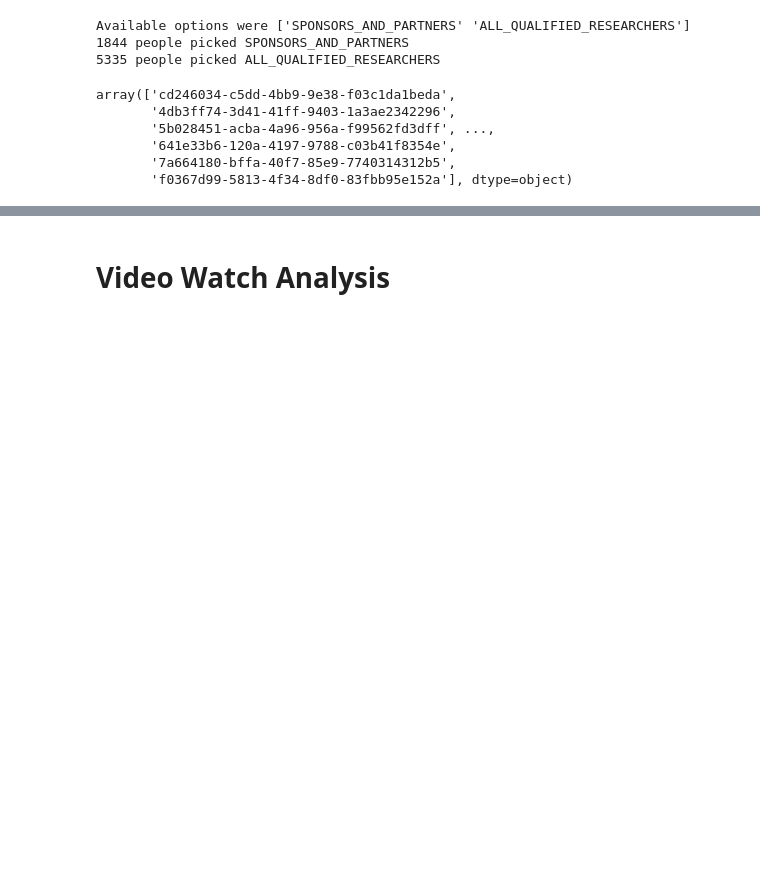
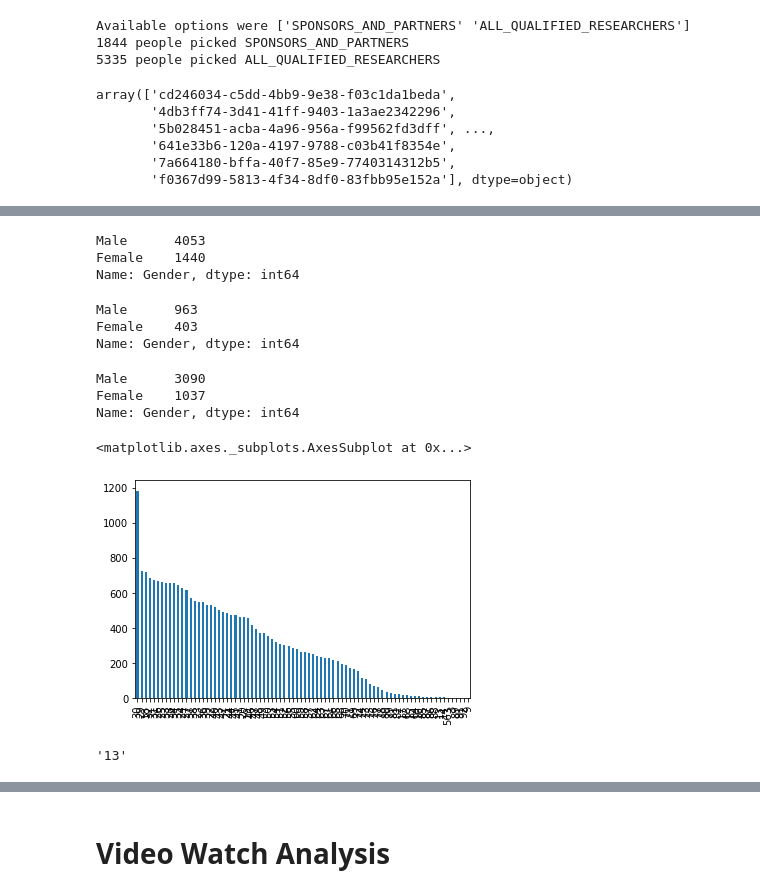
Before and after one commit to AshleyLab/myheartcounts, a Jupyter notebook: daniel_code/notebooks/AWS Analytics.ipynb, the cells around one changed output, grey strips where cells are left out. Cells and saved outputs as stored; diff of their text form; code cells hidden in the pictures; blank space fills up the shorter version.

```diff
--- a/daniel_code/notebooks/AWS Analytics.ipynb
+++ b/daniel_code/notebooks/AWS Analytics.ipynb
@@ -359,0 +653,27 @@ array(['cd246034-c5dd-4bb9-9e38-f03c1da1beda',
+# %%
+demog_df.loc[np.concatenate((valid_sponsor_hcs, valid_all_hcs))].Gender.dropna().value_counts()
+# %% [output]
+Male      4053
+Female    1440
+Name: Gender, dtype: int64
+# %%
+demog_df.loc[valid_sponsor_hcs].Gender.dropna().value_counts()
+# %% [output]
+Male      963
+Female    403
+Name: Gender, dtype: int64
+# %%
+demog_df.loc[valid_all_hcs].Gender.dropna().value_counts()
+# %% [output]
+Male      3090
+Female    1037
+Name: Gender, dtype: int64
+# %%
+demog_df.Age.dropna().value_counts().plot(kind='bar')
+# %% [output]
+<matplotlib.axes._subplots.AxesSubplot at 0x...>
+[figure, added]
+# %%
+demog_df.Age.dropna().min()
+# %% [output]
+'13'
```
Also changed, not shown: parts of 25 cells of this notebook, 5 other files.
